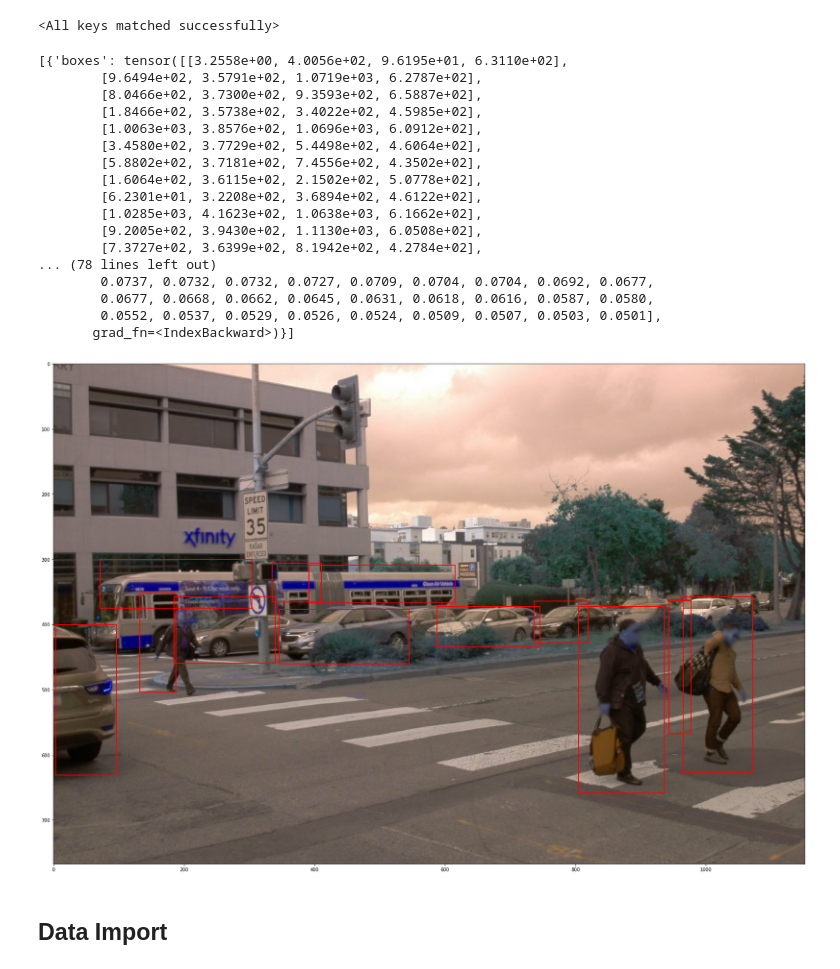
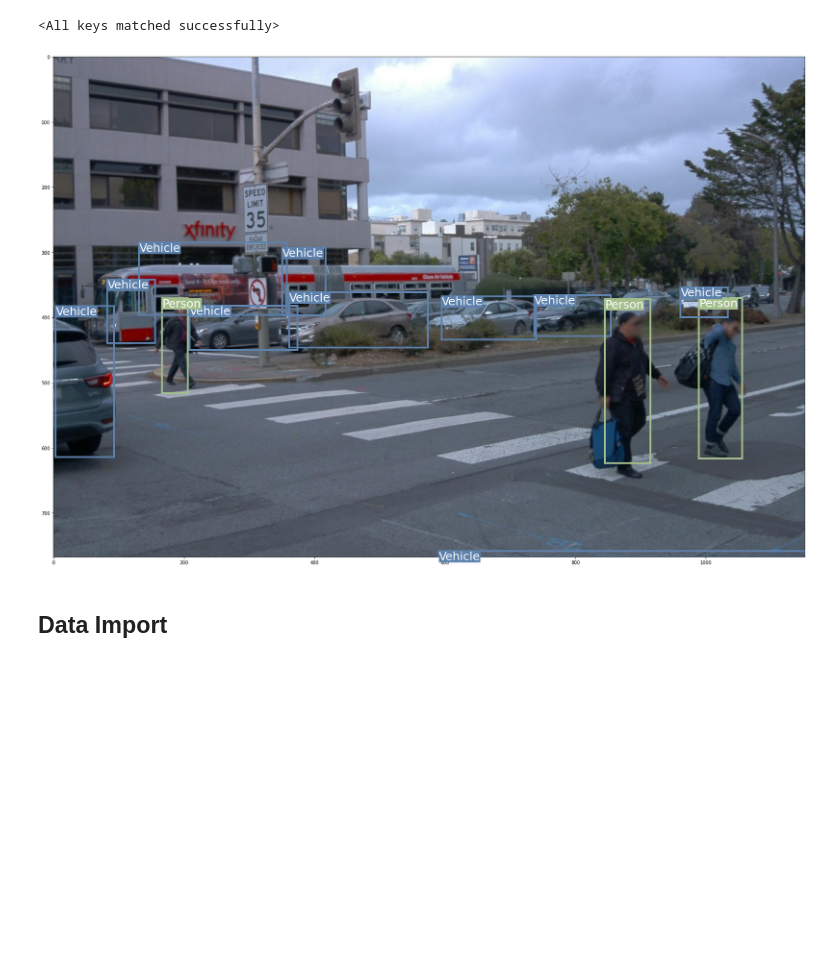
Before and after one commit to WeiHao97/cs329s-waymo-object-detection, a Jupyter notebook: herbie_vision/exploratory_notebook.ipynb, the cells around one changed output. Drawn from its saved outputs; the diff is of its cells as text; code cells hidden in the pictures; blank space fills up the shorter version.

Commit message:
adding plotting and video utils

```diff
--- a/herbie_vision/exploratory_notebook.ipynb
+++ b/herbie_vision/exploratory_notebook.ipynb
@@ -87,7 +87,7 @@ model = FasterRCNN(backbone,
 
 
 model=model.to(device)
-model.load_state_dict(torch.load('/Users/peterfagan/Downloads/weights_1.pth',map_location=torch.device('cpu')))
+model.load_state_dict(torch.load('/Users/peterfagan/Downloads/weights_18.pth',map_location=torch.device('cpu')))
 # %% [output]
 <All keys matched successfully>
 # %%
@@ -119,71 +216,31 @@ def plot_outputs(img, bbox, scores):
 # %%
+colors_map={'1':'#5E81AC','2':'#A3BE8C','3':'#B48EAD'}
+labels_map={'1':'Vehicle','2':'Person','3':'Cyclist'}
+
 device =  torch.device("cuda" if torch.cuda.is_available() else "cpu")
 
 img = cv2.imread('/Users/peterfagan/Desktop/test.jpeg')
 img = torch.tensor(img).permute(2,0,1).float().to(device)
+img = [img]
 
-img = [img]
-import numpy as np
+
 model.eval()
 outputs = model(img)
 
-def plot_outputs(img, bbox, scores):
-    # Create figure and axes
-    fig, ax = plt.subplots(figsize = (200,20))
 
-    # Display the image
-    ax.imshow(img)
-    i=0
-    scores_ind = [idx for idx,x in enumerate(scores) if x>0.1]
-    for idx, entry in enumerate(bbox):
-        if idx in scores_ind:
-            h = entry[2]-entry[0]
-            w = entry[3]-entry[1]
-            # Create a Rectangle patch
-            rect = patches.Rectangle((entry[0],entry[1]), h, w, linewidth=2, edgecolor='r', facecolor='none')
-
-          # Add classification category
-          # plt.text(entry[0], entry[1], s=str(labels[idx]),
-          #         color='white', verticalalignment='top',
-          #         bbox={'color': 'red', 'pad': 0})
-
-        # Add the patch to the Axes
-        ax.add_patch(rect)
-        i+=1
-
-    plt.show()
-
-# img = img.squeeze(0).to('cpu').permute(1,2,0).numpy()
 img = cv2.imread('/Users/peterfagan/Desktop/test.jpeg')
+img = cv2.cvtColor(img, cv2.COLOR_BGR2RGB)
 bbox = outputs[0]['boxes']
 scores = outputs[0]['scores']
 labels = outputs[0]['labels']
 
 keep = torchvision.ops.nms(bbox,scores,0.1)
 labels = [int(x.detach().to('cpu')) for idx, x in enumerate(labels) if idx in keep]
 bbox = [x.detach().to('cpu') for idx, x in enumerate(bbox) if idx in keep]
 
-print(outputs)
-plot_outputs(np.array(img), bbox, scores)
+plot_annotations(np.array(img), bbox, labels, scores)
 # %% [output]
-[{'boxes': tensor([[3.2558e+00, 4.0056e+02, 9.6195e+01, 6.3110e+02],
-        [9.6494e+02, 3.5791e+02, 1.0719e+03, 6.2787e+02],
-        [8.0466e+02, 3.7300e+02, 9.3593e+02, 6.5887e+02],
-        [1.8466e+02, 3.5738e+02, 3.4022e+02, 4.5985e+02],
-        [1.0063e+03, 3.8576e+02, 1.0696e+03, 6.0912e+02],
-        [3.4580e+02, 3.7729e+02, 5.4498e+02, 4.6064e+02],
-        [5.8802e+02, 3.7181e+02, 7.4556e+02, 4.3502e+02],
-        [1.6064e+02, 3.6115e+02, 2.1502e+02, 5.0778e+02],
-        [6.2301e+01, 3.2208e+02, 3.6894e+02, 4.6122e+02],
-        [1.0285e+03, 4.1623e+02, 1.0638e+03, 6.1662e+02],
-        [9.2005e+02, 3.9430e+02, 1.1130e+03, 6.0508e+02],
-        [7.3727e+02, 3.6399e+02, 8.1942e+02, 4.2784e+02],
-... (78 lines left out)
-        0.0737, 0.0732, 0.0732, 0.0727, 0.0709, 0.0704, 0.0704, 0.0692, 0.0677,
-        0.0677, 0.0668, 0.0662, 0.0645, 0.0631, 0.0618, 0.0616, 0.0587, 0.0580,
-        0.0552, 0.0537, 0.0529, 0.0526, 0.0524, 0.0509, 0.0507, 0.0503, 0.0501],
-       grad_fn=<IndexBackward>)}]
-[figure, old version]
+[figure, new version]
 # %% [markdown]
 ## Data Import
 # %%
```
Also changed, not shown: parts of 3 cells of this notebook, 1 other file.
